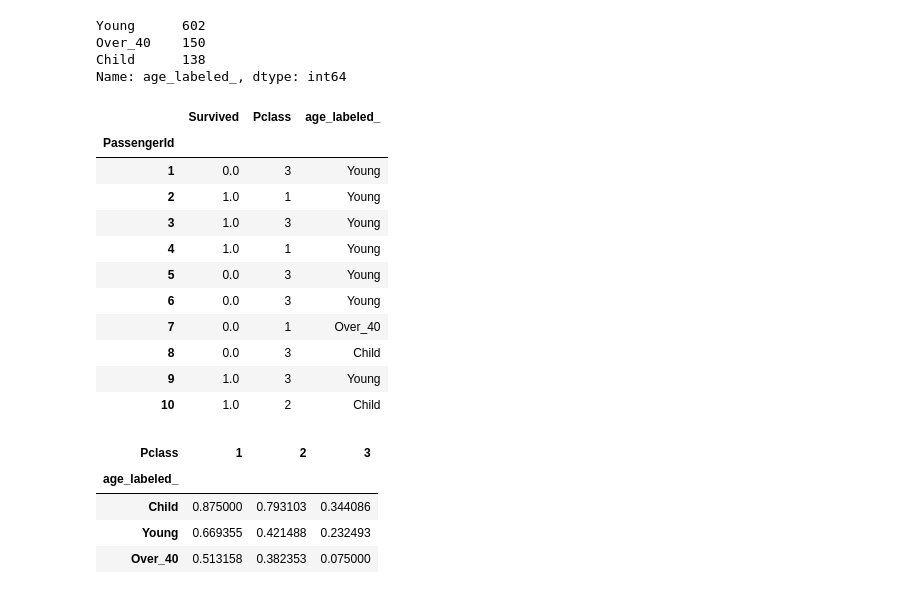
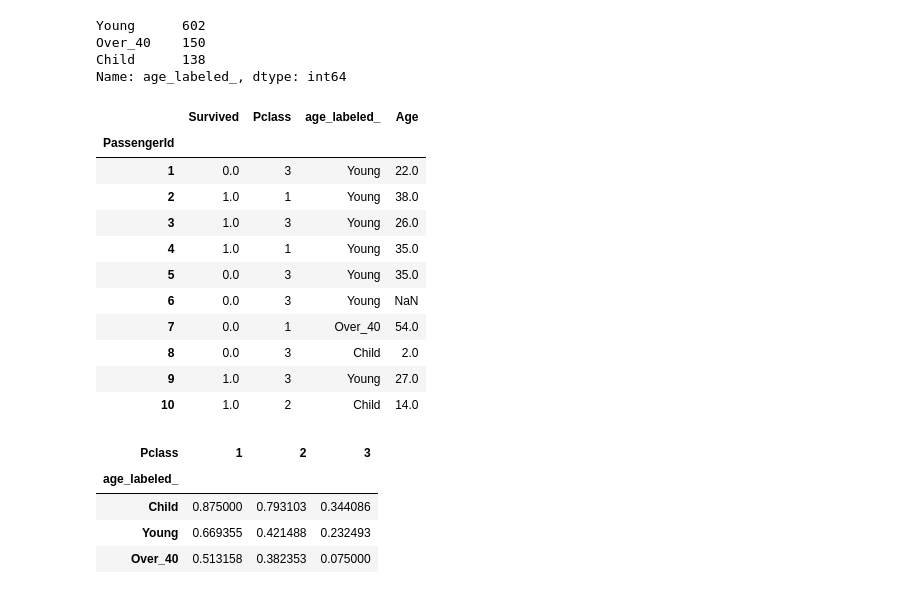
Before and after one commit to ianozsvald/pyconuk2018_diagramatic_diagnosis_of_data, a Jupyter notebook: pyconuk2018_slides.ipynb, the cells around one changed output. Cells and saved outputs as stored; diff of their text form; code cells hidden in the pictures.

```diff
--- a/pyconuk2018_slides.ipynb
+++ b/pyconuk2018_slides.ipynb
@@ -111,20 +116,20 @@ Over_40    150
 Child      138
 Name: age_labeled_, dtype: int64
 # %%
-titanic[['Survived', 'Pclass', 'age_labeled_']].head(10)
+titanic[['Survived', 'Pclass', 'age_labeled_', 'Age']].head(10)
 # %% [output]
-|  | Survived | Pclass | age_labeled_ |
-| PassengerId |  |  |  |
-| 1 | 0.0 | 3 | Young |
-| 2 | 1.0 | 1 | Young |
-| 3 | 1.0 | 3 | Young |
-| 4 | 1.0 | 1 | Young |
-| 5 | 0.0 | 3 | Young |
-| 6 | 0.0 | 3 | Young |
-| 7 | 0.0 | 1 | Over_40 |
-| 8 | 0.0 | 3 | Child |
-| 9 | 1.0 | 3 | Young |
-| 10 | 1.0 | 2 | Child |
+|  | Survived | Pclass | age_labeled_ | Age |
+| PassengerId |  |  |  |  |
+| 1 | 0.0 | 3 | Young | 22.0 |
+| 2 | 1.0 | 1 | Young | 38.0 |
+| 3 | 1.0 | 3 | Young | 26.0 |
+| 4 | 1.0 | 1 | Young | 35.0 |
+| 5 | 0.0 | 3 | Young | 35.0 |
+| 6 | 0.0 | 3 | Young | NaN |
+| 7 | 0.0 | 1 | Over_40 | 54.0 |
+| 8 | 0.0 | 3 | Child | 2.0 |
+| 9 | 1.0 | 3 | Young | 27.0 |
+| 10 | 1.0 | 2 | Child | 14.0 |
 # %%
 df_pivot = titanic.pivot_table(values='Survived', columns='Pclass', index='age_labeled_', aggfunc='mean')
 df_pivot
```
Also changed, not shown: parts of 1 cell of this notebook, 1 other file.
